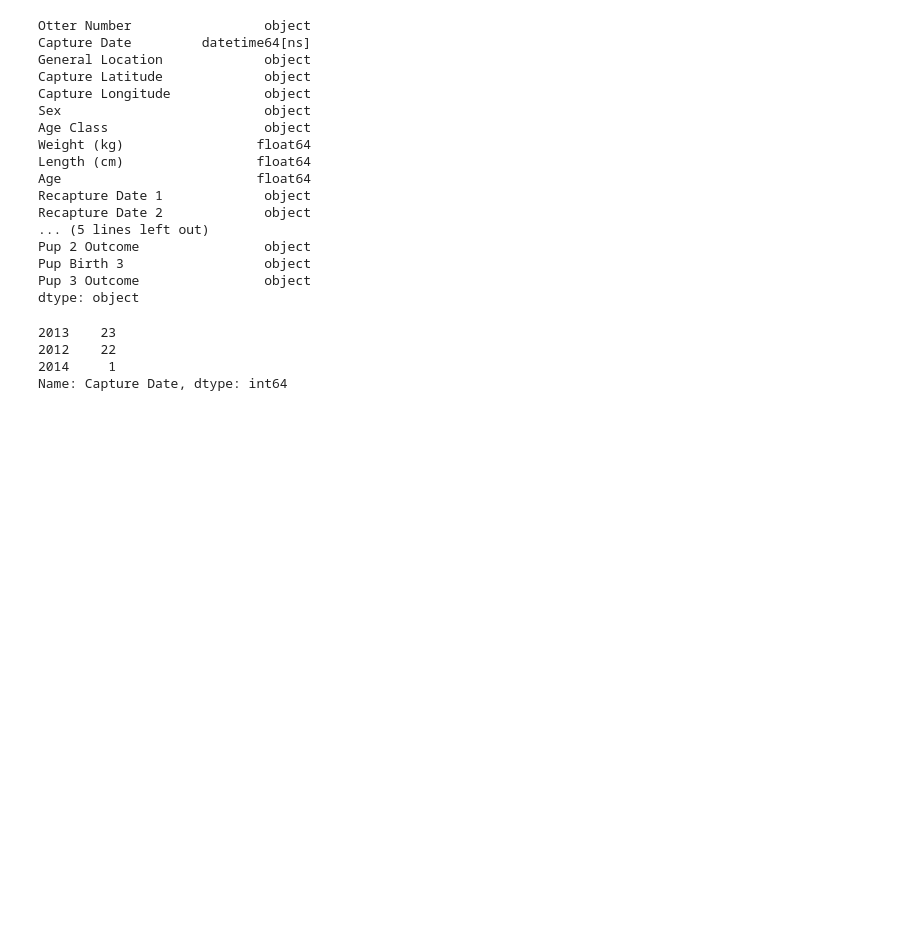
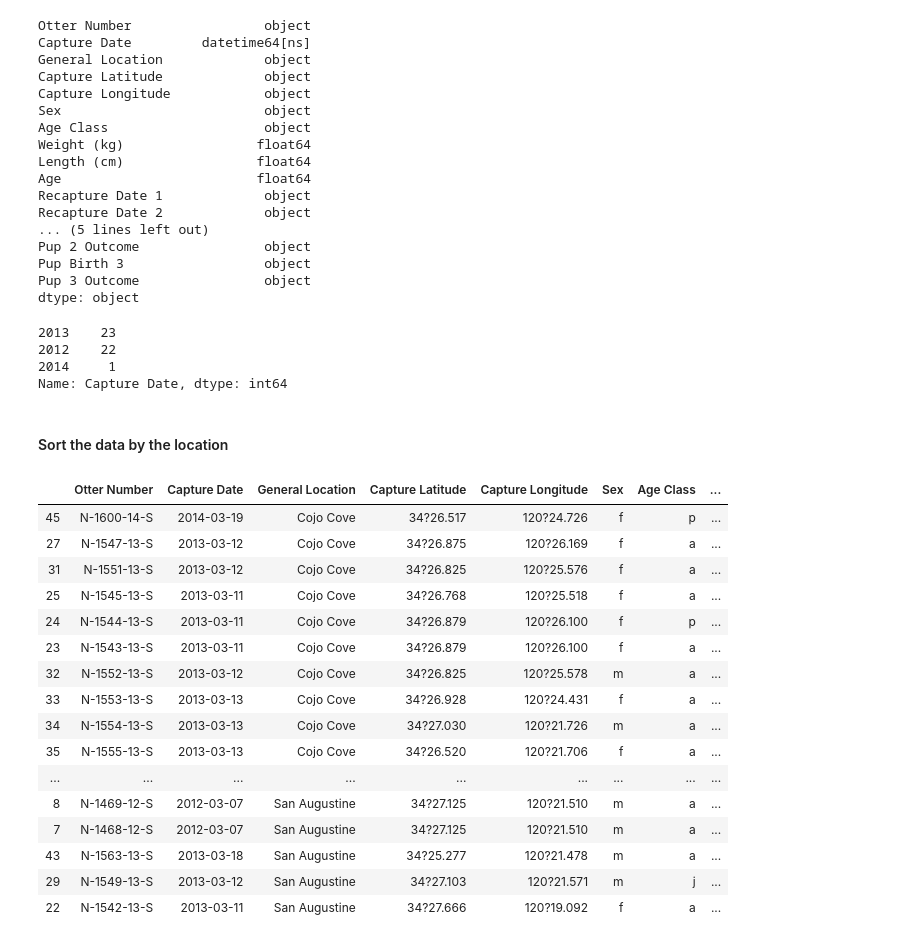
Before and after one commit to brandonserna/pandas-example, a Jupyter notebook: Demographics of Sea Otters in the Santa Barbara Channel Data Analysis.ipynb, the cells around one changed output. Saved outputs shown, nothing was run; the diff lists cells and outputs as text; code cells hidden in the pictures; blank space fills up the shorter version.

```diff
--- a/Demographics of Sea Otters in the Santa Barbara Channel Data Analysis.ipynb
+++ b/Demographics of Sea Otters in the Santa Barbara Channel Data Analysis.ipynb
@@ -199,3 +233,25 @@ raw_sea_otter_df['Capture Date'].dt.year.value_counts()
 2012    22
 2014     1
 Name: Capture Date, dtype: int64
+# %% [markdown]
+#### Sort the data by the location
+# %%
+raw_sea_otter_df.sort_values(by='General Location')
+# %% [output]
+|  | Otter Number | Capture Date | General Location | Capture Latitude | Capture Longitude | Sex | Age Class | ... |
+| 45 | N-1600-14-S | 2014-03-19 | Cojo Cove | 34?26.517 | 120?24.726 | f | p | ... |
+| 27 | N-1547-13-S | 2013-03-12 | Cojo Cove | 34?26.875 | 120?26.169 | f | a | ... |
+| 31 | N-1551-13-S | 2013-03-12 | Cojo Cove | 34?26.825 | 120?25.576 | f | a | ... |
+| 25 | N-1545-13-S | 2013-03-11 | Cojo Cove | 34?26.768 | 120?25.518 | f | a | ... |
+| 24 | N-1544-13-S | 2013-03-11 | Cojo Cove | 34?26.879 | 120?26.100 | f | p | ... |
+| 23 | N-1543-13-S | 2013-03-11 | Cojo Cove | 34?26.879 | 120?26.100 | f | a | ... |
+| 32 | N-1552-13-S | 2013-03-12 | Cojo Cove | 34?26.825 | 120?25.578 | m | a | ... |
+| 33 | N-1553-13-S | 2013-03-13 | Cojo Cove | 34?26.928 | 120?24.431 | f | a | ... |
+| 34 | N-1554-13-S | 2013-03-13 | Cojo Cove | 34?27.030 | 120?21.726 | m | a | ... |
+| 35 | N-1555-13-S | 2013-03-13 | Cojo Cove | 34?26.520 | 120?21.706 | f | a | ... |
+| ... | ... | ... | ... | ... | ... | ... | ... | ... |
+| 8 | N-1469-12-S | 2012-03-07 | San Augustine | 34?27.125 | 120?21.510 | m | a | ... |
+| 7 | N-1468-12-S | 2012-03-07 | San Augustine | 34?27.125 | 120?21.510 | m | a | ... |
+| 43 | N-1563-13-S | 2013-03-18 | San Augustine | 34?25.277 | 120?21.478 | m | a | ... |
+| 29 | N-1549-13-S | 2013-03-12 | San Augustine | 34?27.103 | 120?21.571 | m | j | ... |
+| 22 | N-1542-13-S | 2013-03-11 | San Augustine | 34?27.666 | 120?19.092 | f | a | ... |
```
Also changed, not shown: parts of 8 cells of this notebook, 1 other file.
